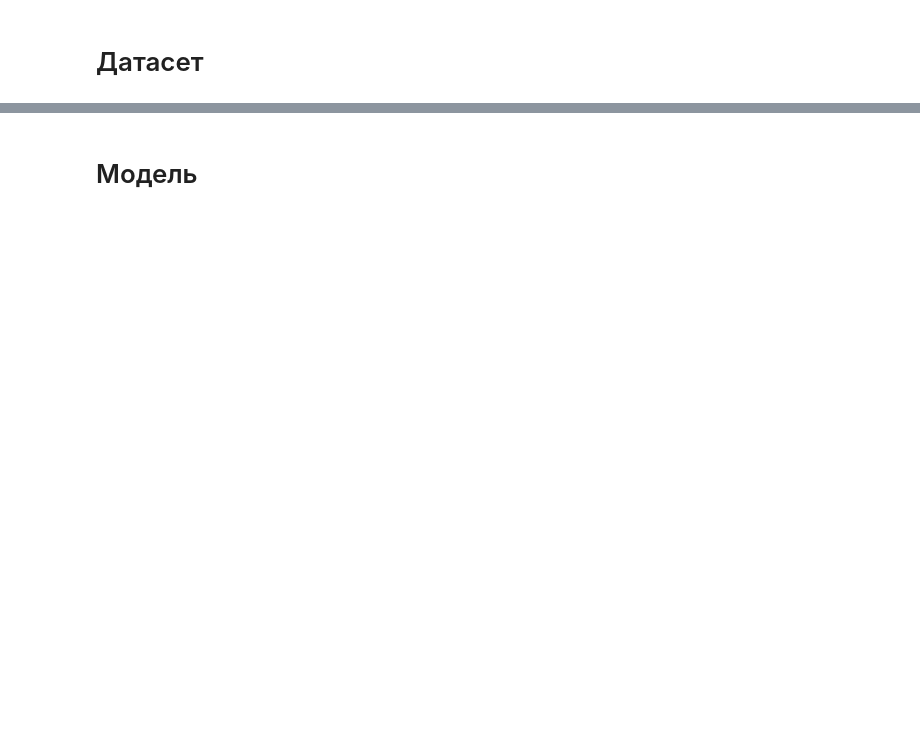
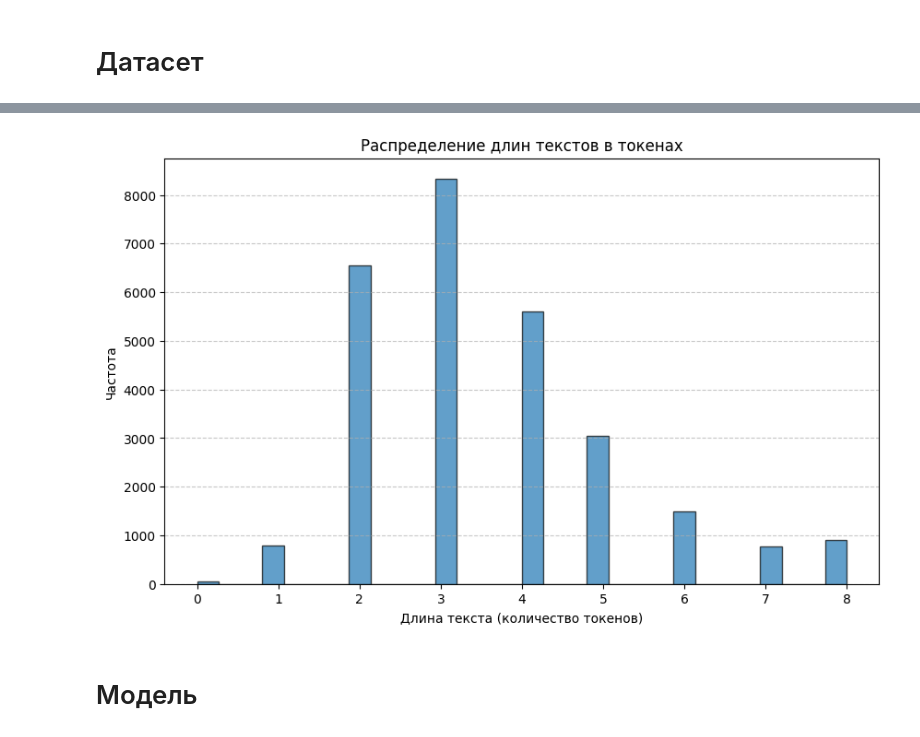
Before and after one commit to AntonSHBK/hackathon_x5, a Jupyter notebook: backend/ml/notebooks/hackathon_x5.ipynb, the cells around one changed output, grey strips where cells are left out. Cells and saved outputs as stored; diff of their text form; code cells hidden in the pictures; blank space fills up the shorter version.

```diff
--- a/backend/ml/notebooks/hackathon_x5.ipynb
+++ b/backend/ml/notebooks/hackathon_x5.ipynb
@@ -104,2 +121,32 @@ unique_labels
+# %%
+import ast
+
+def fix_annotations(ann):
+    if isinstance(ann, str):
+        ann = ast.literal_eval(ann)
+
+    new_ann = []
+    prev_label = None
+
+    for start, end, label in ann:
+        if label == "O":
+            if prev_label is None:
+                new_label = "B-TYPE"
+            elif prev_label.startswith(("B-", "I-")):
+                ent_type = prev_label.split("-", 1)[-1]
+                new_label = f"I-{ent_type}"
+            else:
+                new_label = "B-TYPE"
+        else:
+            new_label = label
+
+        new_ann.append((start, end, new_label))
+        prev_label = new_label
+
+    return new_ann
+# %%
+
+
+df_x5["annotation"] = df_x5["annotation"].apply(fix_annotations)
 # %%
 df_x5.sample(5)
@@ -285,5 +411,7 @@ val_dataset.df.sample(10)
 # %%
-val_dataset.plot_token_length_distribution()
+train_dataset.plot_token_length_distribution()
+# %% [output]
+[figure, added]
 # %% [markdown]
 # Модель
 # %%
```
Also changed, not shown: parts of 22 cells of this notebook, 2 other files.
